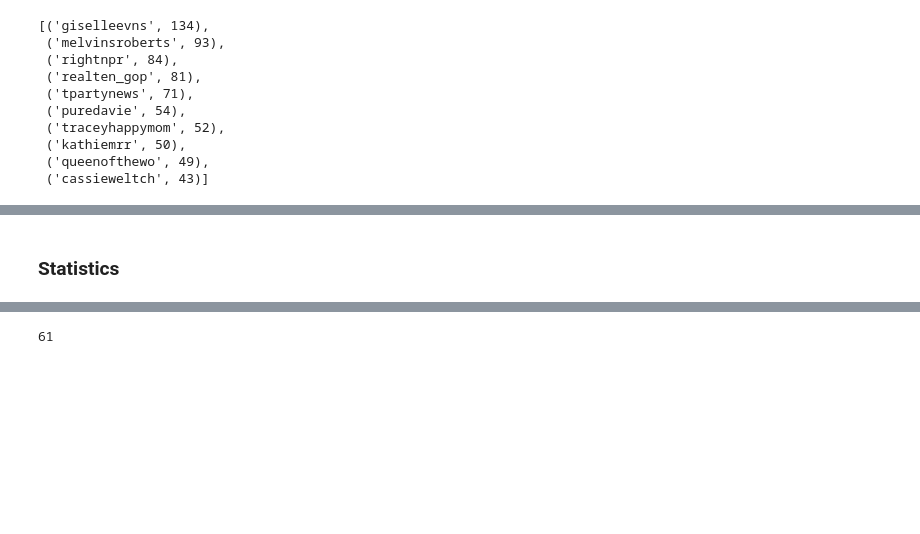
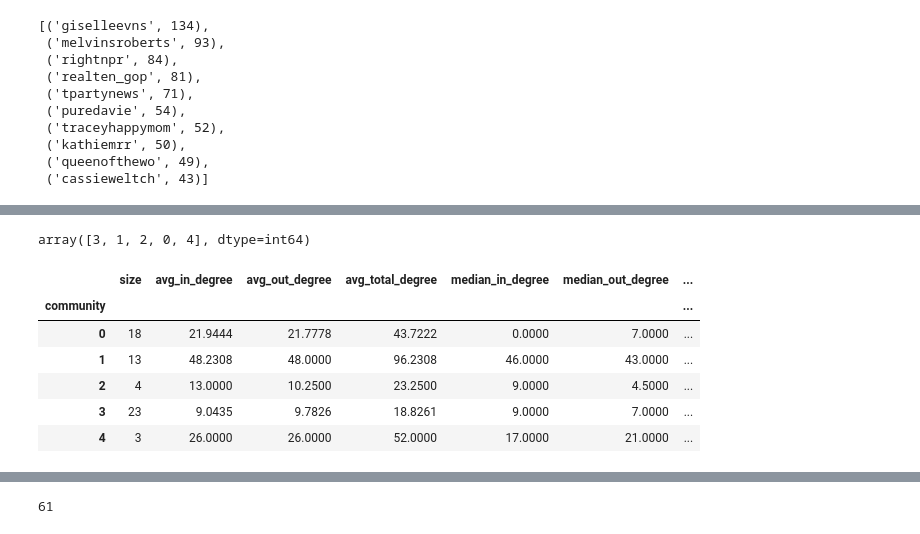
Before and after one commit to kubek22/SNARS, a Jupyter notebook: project12/project12.ipynb, the cells around one changed output, grey strips where cells are left out. Saved outputs shown, nothing was run; the diff lists cells and outputs as text; code cells hidden in the pictures; blank space fills up the shorter version.

```diff
--- a/project12/project12.ipynb
+++ b/project12/project12.ipynb
@@ -511,2 +335,0 @@ dtype: float64
-# %% [markdown]
-### Statistics
@@ -512,0 +341,4 @@ dtype: float64
+# %%
+nodes_df["community"].unique() # 5 communities detected
+# %% [output]
+array([3, 1, 2, 0, 4], dtype=int64)
@@ -512,0 +411,10 @@ dtype: float64
+# %%
+community_stats
+# %% [output]
+|  | size | avg_in_degree | avg_out_degree | avg_total_degree | median_in_degree | median_out_degree | ... |
+| community |  |  |  |  |  |  | ... |
+| 0 | 18 | 21.9444 | 21.7778 | 43.7222 | 0.0000 | 7.0000 | ... |
+| 1 | 13 | 48.2308 | 48.0000 | 96.2308 | 46.0000 | 43.0000 | ... |
+| 2 | 4 | 13.0000 | 10.2500 | 23.2500 | 9.0000 | 4.5000 | ... |
+| 3 | 23 | 9.0435 | 9.7826 | 18.8261 | 9.0000 | 7.0000 | ... |
+| 4 | 3 | 26.0000 | 26.0000 | 52.0000 | 17.0000 | 21.0000 | ... |
```
Also changed, not shown: parts of 48 cells of this notebook, 1 other file.
